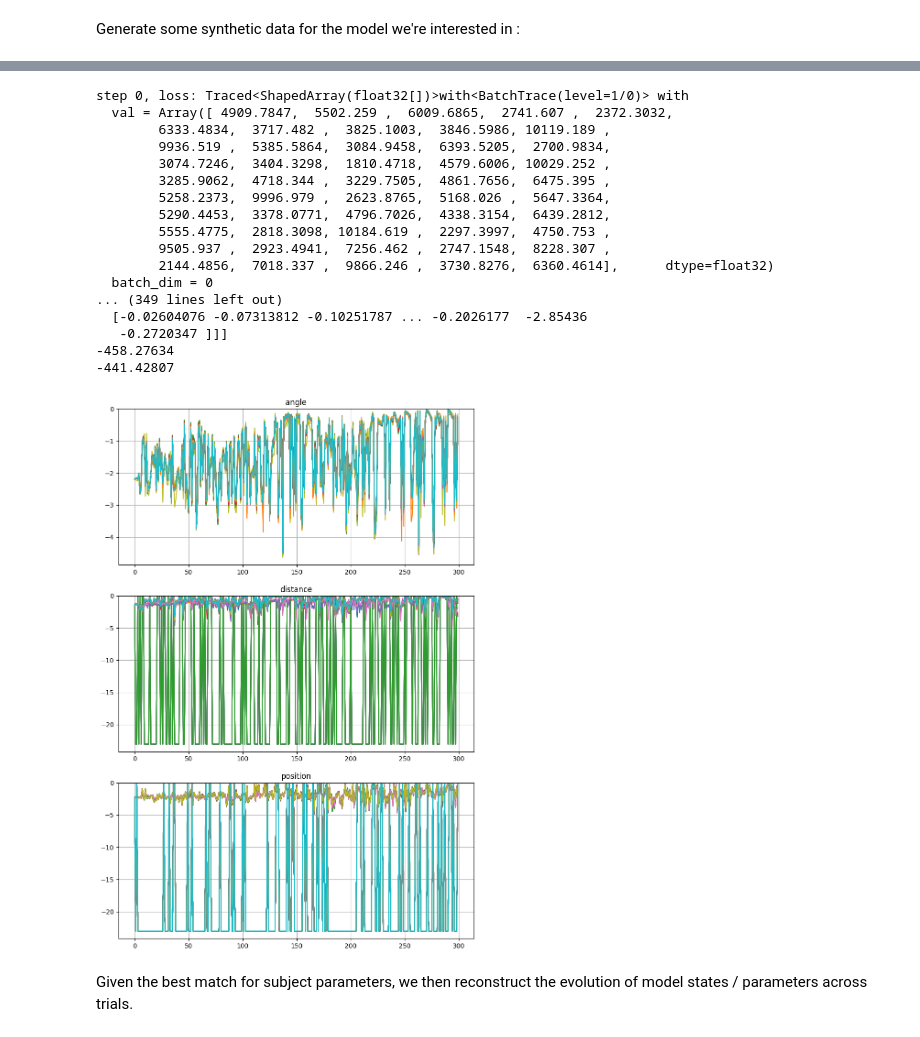
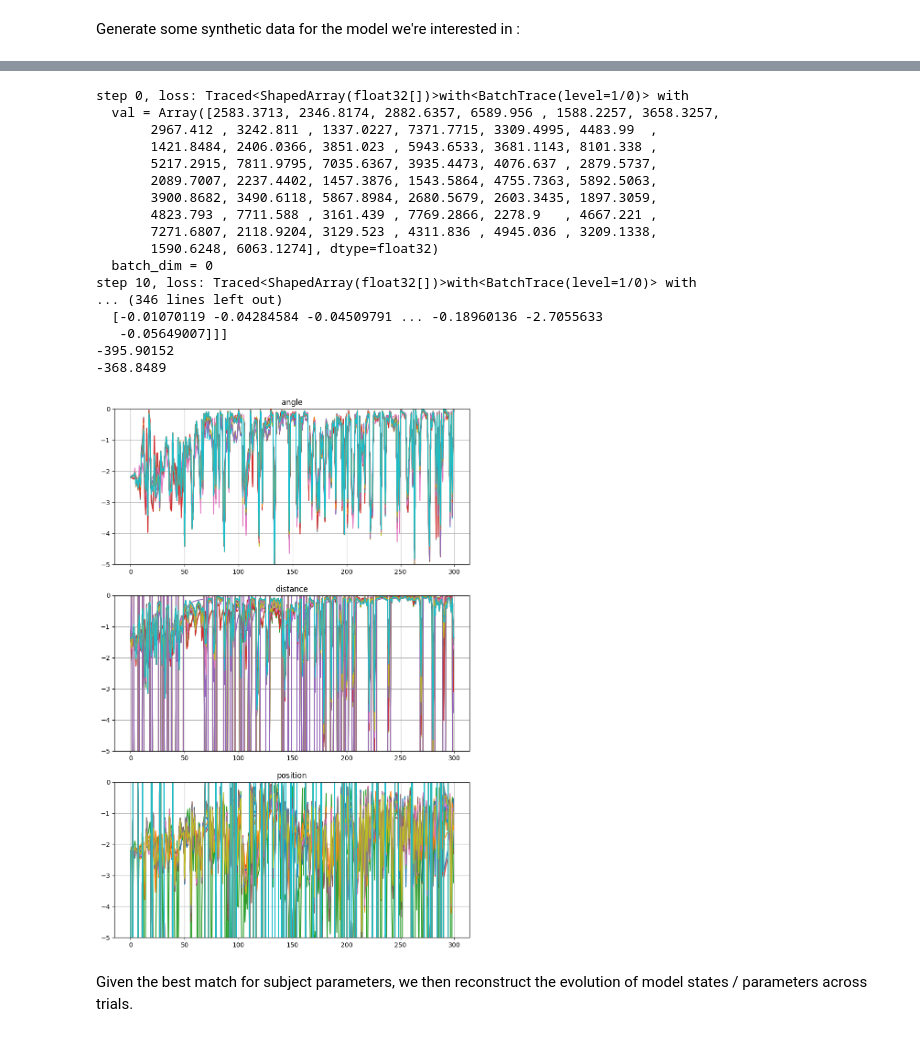
Before and after one commit to Erresthor/Behavioural_analog_to_BCI_training, a Jupyter notebook: computational_modeling_307_gen_lat_ql.ipynb, the cells around one changed output, grey strips where cells are left out. Drawn from its saved outputs; the diff is of its cells as text; code cells hidden in the pictures.

```diff
--- a/computational_modeling_307_gen_lat_ql.ipynb
+++ b/computational_modeling_307_gen_lat_ql.ipynb
@@ -176,7 +151,7 @@ Trial 9
 Generate some synthetic data for the model we're interested in :
 # %%
 
-GT_latql_agent_hyperparameters = {
+GT_genlatql_agent_hyperparameters = {
     "angle":{
         "alpha_+":0.2,
         "alpha_-":0.2,
@@ -185,37 +160,38 @@ GT_latql_agent_hyperparameters = {
         "beta_ck" : 2.0,
         "transition_alpha" : 0.5,
         "perception_sigma" : 0.2,
+        "gamma_generalize" : 1.0
     },
     "position":{
         "alpha_+":0.2,
         "alpha_-":0.2,
         "beta" :30.0,
         "alpha_ck" : 0.05,
-        "beta_ck" : 0.0,
+        "beta_ck" : 2.0,
         "transition_alpha" : 0.5,
         "perception_sigma" : 0.2,
+        "gamma_generalize" : 1.0
     },
     "distance":{
         "alpha_+":0.2,
         "alpha_-":0.2,
         "beta" : 30.0,
         "alpha_ck" : 0.05,
-        "beta_ck" : 0.0,
+        "beta_ck" : 2.0,
         "transition_alpha" : 0.5,
         "perception_sigma" : 0.2,
+        "gamma_generalize" : 1.0
     }
 }
 
 n_trials = 30
-SYNTHETIC_DATA = generate_synthetic_data(ENVIRONMENT,latQL_agent(GT_latql_agent_hyperparameters,models_constants),
+SYNTHETIC_DATA = generate_synthetic_data(ENVIRONMENT,gen_latQL_agent(GT_genlatql_agent_hyperparameters,models_constants),
                                          n_trials=n_trials,seed = 1,verbose = True)
 (formatted_stimuli,bool_stimuli,rewards,true_actions,tmtsp) = SYNTHETIC_DATA
 
 
 # Optimal likelihood for the data (the best predictive power we should be able to achieve ):
-(lls,ces),predictions,model_variables = compute_loglikelihood(SYNTHETIC_DATA,latQL_agent(GT_latql_agent_hyperparameters,models_constants),"sum",return_params=True)
-# final_parameters,predicted_actions,state_history = compute_predicted_actions(SYNTHETIC_DATA,latQL_agent(GT_latql_agent_hyperparameters,models_constants))
-# model_states,other_data = state_history
+(lls,ces),predictions,model_variables = compute_loglikelihood(SYNTHETIC_DATA,gen_latQL_agent(GT_genlatql_agent_hyperparameters,models_constants),"sum",return_params=True)
 
 predicted_actions,final_parameters = predictions
 model_states,data = model_variables
@@ -367,6 +343,7 @@ feature_range_tree ={
         "beta_ck" :jnp.array([0,10]),
         "transition_alpha":jnp.array([-10,10]),
         "perception_sigma":jnp.array([0,5]),
+        "gamma_generalize" : jnp.array([0,5]),
     },
     "position":{
         "alpha_+":jnp.array([-10,10]),
@@ -376,55 +353,58 @@ feature_range_tree ={
         "beta_ck" :jnp.array([0,50]),
         "transition_alpha":jnp.array([-10,10]),
         "perception_sigma":jnp.array([0,5]),
+        "gamma_generalize" : jnp.array([0,5]),
     },
     "distance":{
         "alpha_+":jnp.array([-10,10]),
         "alpha_-":jnp.array([-10,10]),
         "beta" :jnp.array([0,50]),
         "alpha_ck":jnp.array([-10,10]),
         "beta_ck" :jnp.array([0,50]),
         "transition_alpha":jnp.array([-10,10]),
         "perception_sigma":jnp.array([0,5]),
+        "gamma_generalize" : jnp.array([0,5]),
+
     }
 }
-static_agent = partial(latQL_agent,constants= models_constants)
+static_agent = partial(gen_latQL_agent,constants= models_constants)
 
 all_fin_params,(gt_mle,all_losses,all_param_histories),encoding_function = fit_mle_agent(SYNTHETIC_DATA,
                             static_agent,feature_range_tree,jax.random.PRNGKey(0),
                             n_heads=50,num_steps=250,verbose=True)
 
 final_lls,cross_entropies = jax.vmap(lambda x : compute_loglikelihood(SYNTHETIC_DATA,static_agent(encoding_function(x)),"sum"))(all_fin_params)
 
 print(cross_entropies["angle"])
 print(min(final_lls["angle"]))
 print(max(final_lls["angle"]))
 fig,axs = plt.subplots(3,1,figsize=(10,15))
 for i,key in enumerate(cross_entropies.keys()):
     axs[i].set_title(key)
     for head in range(100):
         axs[i].plot(cross_entropies[key][head].flatten())
-    axs[i].set_ylim(ymax=0.0)
+    axs[i].set_ylim(ymax=0.0,ymin=-5)
     axs[i].grid()
 plt.show()
 # %% [output]
 step 0, loss: Traced<ShapedArray(float32[])>with<BatchTrace(level=1/0)> with
-  val = Array([ 4909.7847,  5502.259 ,  6009.6865,  2741.607 ,  2372.3032,
-        6333.4834,  3717.482 ,  3825.1003,  3846.5986, 10119.189 ,
-        9936.519 ,  5385.5864,  3084.9458,  6393.5205,  2700.9834,
-        3074.7246,  3404.3298,  1810.4718,  4579.6006, 10029.252 ,
-        3285.9062,  4718.344 ,  3229.7505,  4861.7656,  6475.395 ,
-        5258.2373,  9996.979 ,  2623.8765,  5168.026 ,  5647.3364,
-        5290.4453,  3378.0771,  4796.7026,  4338.3154,  6439.2812,
-        5555.4775,  2818.3098, 10184.619 ,  2297.3997,  4750.753 ,
-        9505.937 ,  2923.4941,  7256.462 ,  2747.1548,  8228.307 ,
-        2144.4856,  7018.337 ,  9866.246 ,  3730.8276,  6360.4614],      dtype=float32)
+  val = Array([2583.3713, 2346.8174, 2882.6357, 6589.956 , 1588.2257, 3658.3257,
+       2967.412 , 3242.811 , 1337.0227, 7371.7715, 3309.4995, 4483.99  ,
+       1421.8484, 2406.0366, 3851.023 , 5943.6533, 3681.1143, 8101.338 ,
+       5217.2915, 7811.9795, 7035.6367, 3935.4473, 4076.637 , 2879.5737,
+       2089.7007, 2237.4402, 1457.3876, 1543.5864, 4755.7363, 5892.5063,
+       3900.8682, 3490.6118, 5867.8984, 2680.5679, 2603.3435, 1897.3059,
+       4823.793 , 7711.588 , 3161.439 , 7769.2866, 2278.9   , 4667.221 ,
+       7271.6807, 2118.9204, 3129.523 , 4311.836 , 4945.036 , 3209.1338,
+       1590.6248, 6063.1274], dtype=float32)
   batch_dim = 0
-... (349 lines left out)
-  [-0.02604076 -0.07313812 -0.10251787 ... -0.2026177  -2.85436
-   -0.2720347 ]]]
--458.27634
--441.42807
+step 10, loss: Traced<ShapedArray(float32[])>with<BatchTrace(level=1/0)> with
+... (346 lines left out)
+  [-0.01070119 -0.04284584 -0.04509791 ... -0.18960136 -2.7055633
+   -0.05649007]]]
+-395.90152
+-368.8489
-[figure, old version]
+[figure, new version]
 # %% [markdown]
 Given the best match for subject parameters, we then reconstruct the evolution of model states / parameters across trials.
 # %%
```
Also changed, not shown: parts of 6 cells of this notebook, 5 other files.
